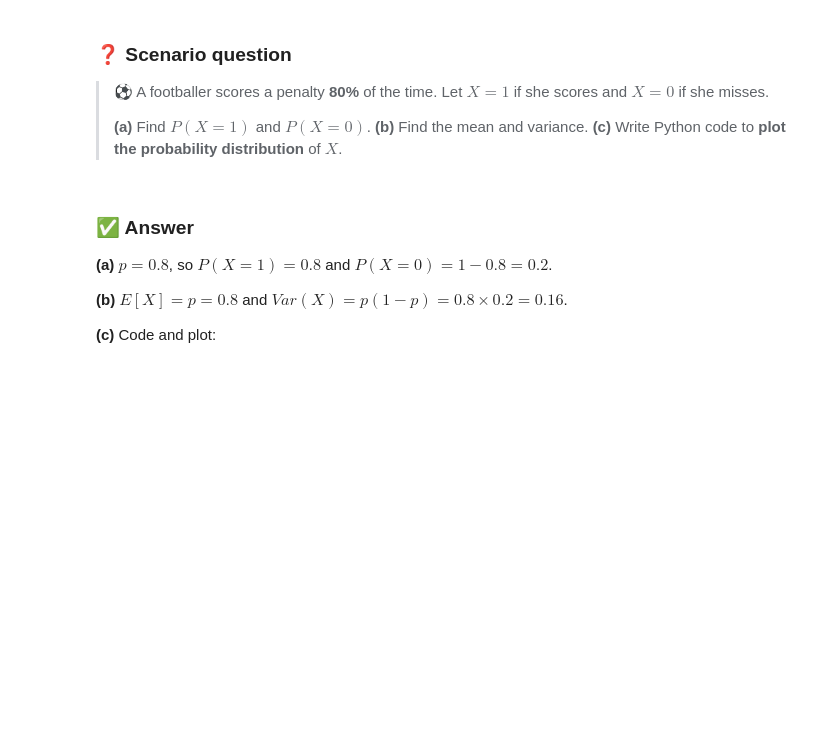
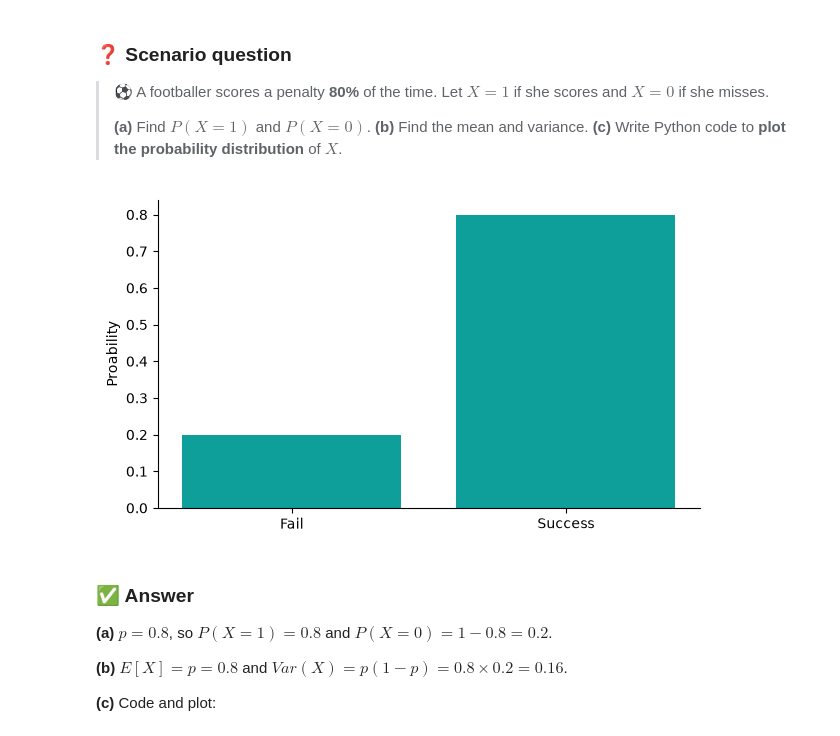
Before and after one commit to buddanagoudahosamanibtech25-hash/datascience, a Jupyter notebook: Lab-4-b/Lab-4-b.ipynb, the cells around one changed output. Cells and saved outputs as stored; diff of their text form; code cells hidden in the pictures; blank space fills up the shorter version.

```diff
--- a/Lab-4-b/Lab-4-b.ipynb
+++ b/Lab-4-b/Lab-4-b.ipynb
@@ -101,6 +101,16 @@ $$\text{Mean: } E[X] = p \qquad \text{Variance: } Var(X) = p(1-p)$$
 > **(a)** Find $P(X=1)$ and $P(X=0)$.
 > **(b)** Find the mean and variance.
 > **(c)** Write Python code to **plot the probability distribution** of $X$.
+# %%
+x=[0,1]
+p=.8
+pmf=stats.bernoulli.pmf(x,p)
+plt.bar(x,pmf,color=DISCRETE_COLOR)
+plt.ylabel("Proability")
+plt.xticks(x,["Fail","Success"])
+plt.show()
+# %% [output]
+[figure, added]
 # %% [markdown]
 ### ✅ Answer
 **(a)** $p = 0.8$, so $P(X=1) = 0.8$ and $P(X=0) = 1 - 0.8 = 0.2$.
```
Also changed, not shown: parts of 5 cells of this notebook.
